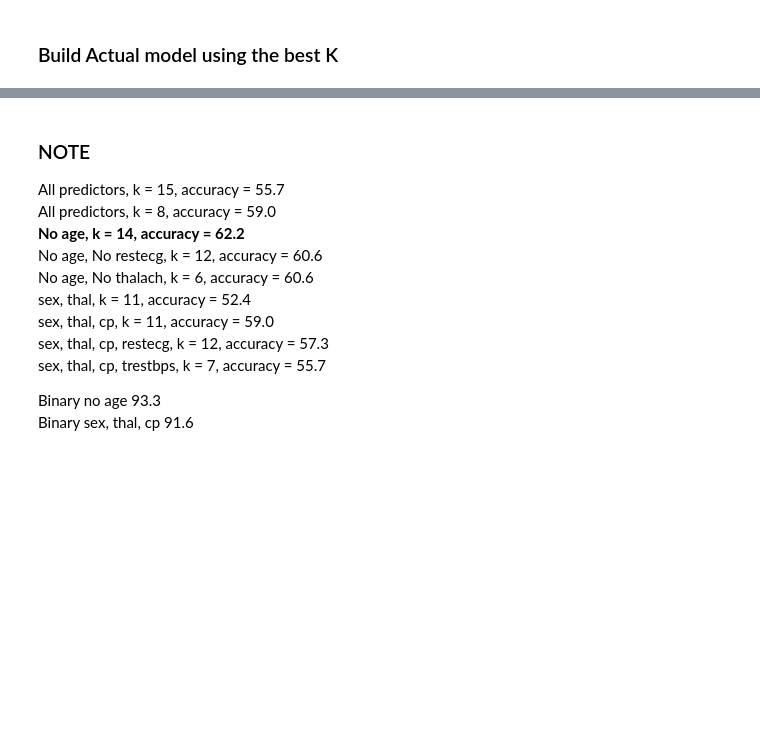
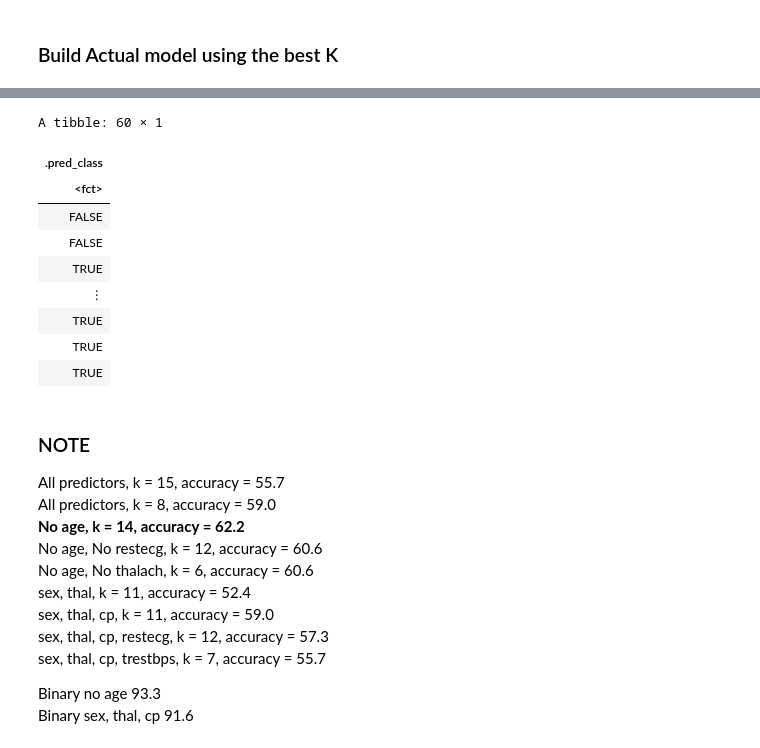
Before and after one commit to wtarit/dsci-100-project, a Jupyter notebook: group_report.ipynb, the cells around one changed output, grey strips where cells are left out. Saved outputs shown, nothing was run; the diff lists cells and outputs as text; code cells hidden in the pictures; blank space fills up the shorter version.

Commit message:
Add predictor variable

```diff
--- a/group_report.ipynb
+++ b/group_report.ipynb
@@ -211,10 +251,22 @@ Using 5 fold cross validation to find k
+# %%
+heart_disease_binary <- heart_disease_binary |>
+    select(thal, sex, cp, thalach, restecg, Class) # 0.9
+    # select(-age) #0.93
+    # select()
+# %%
+set.seed(1234)
+heart_disease_split <- initial_split(heart_disease_binary, prop = 0.8, strata = Class)
+heart_disease_train <- training(heart_disease_split)
+heart_disease_test <- testing(heart_disease_split)
 # %%
 heart_disease_vfold <- vfold_cv(heart_disease_train, v = 5, strata = Class)
 # %% [markdown]
 Since we know that predictor that are most likely effecting heart disease are Sex, Chest pain type, and Thalasemia blood disorder, we create a recipe that will select those predictor and scale the predictor.
 # %%
-heart_disease_recipe <- recipe(Class ~ thal + sex + cp, data=heart_disease_train) |>
+# heart_disease_recipe <- recipe(Class ~ thal + sex + cp, data=heart_disease_train) |>
+#     step_center(all_predictors()) |>
+#     step_scale(all_predictors())
+heart_disease_recipe <- recipe(Class ~ ., data=heart_disease_train) |>
     step_center(all_predictors()) |>
     step_scale(all_predictors())
-
 heart_disease_recipe
@@ -258,7 +352,7 @@ best_k
 ### Build Actual model using the best K
 # %%
 heart_disease_spec <- nearest_neighbor(weight_func = "rectangular",
-                             neighbors = 17) |>
+                             neighbors = 15) |>
   set_engine("kknn") |>
   set_mode("classification")
 
@@ -278,3 +385,16 @@ heart_disease_predictions |>
+# %%
+predict(heart_disease_fit, heart_disease_test)
+# %% [output]
+A tibble: 60 × 1
+| .pred_class |
+| <fct> |
+| FALSE |
+| FALSE |
+| TRUE |
+| ⋮ |
+| TRUE |
+| TRUE |
+| TRUE |
 # %% [markdown]
 ### NOTE
 All predictors, k = 15, accuracy = 55.7
```
Also changed, not shown: parts of 9 cells of this notebook.
